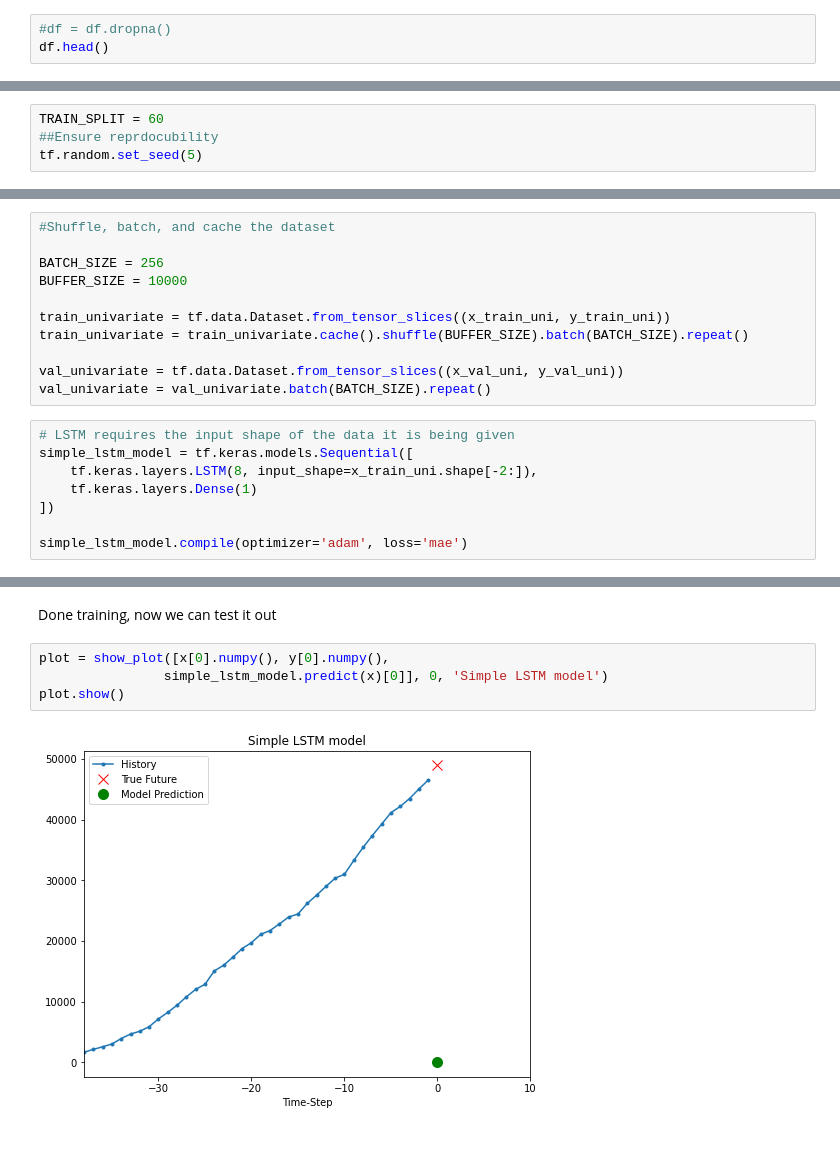
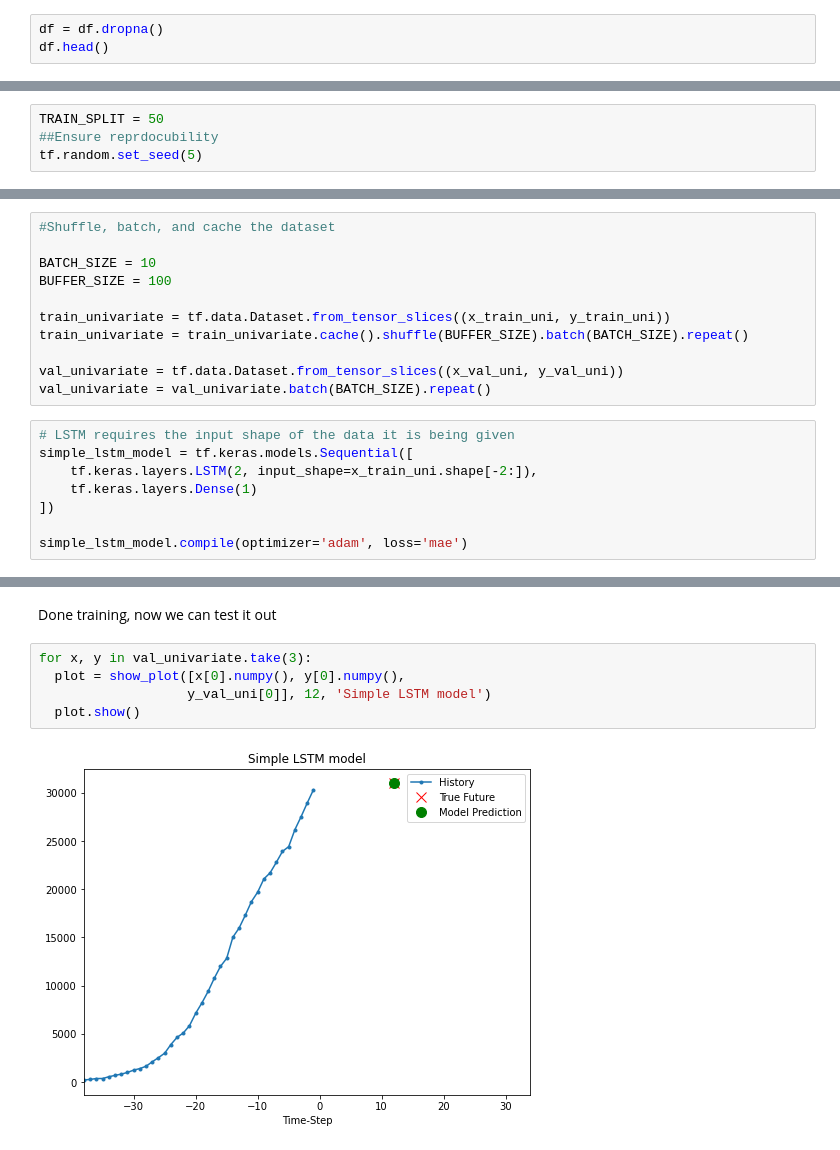
Before and after one commit to johnnyl72/covid-19-machine-learning, a Jupyter notebook: time_series_corona.ipynb, the cells around one changed output, grey strips where cells are left out. Drawn from its saved outputs; the diff is of its cells as text.

```diff
--- a/time_series_corona.ipynb
+++ b/time_series_corona.ipynb
@@ -29,7 +29,7 @@ dtype: int64
 # %% [markdown]
 Delete any null rows/columns and display the top of the csv file
 # %%
-#df = df.dropna()
+df = df.dropna()
 df.head()
 # %% [output]
 |  | Date Time | Total Count Confirmed |
@@ -59,7 +59,7 @@ def univariate_data(dataset, start_index, end_index, history_size, target_size):
 # %% [markdown]
 TRAIN_SPLIT represents the number rows of data that will be used in the training dataset, the other half will be use in the validation dataset
 # %%
-TRAIN_SPLIT = 60
+TRAIN_SPLIT = 50
 ##Ensure reprdocubility
 tf.random.set_seed(5)
 # %% [markdown]
@@ -166,8 +166,8 @@ show_plot([x_train_uni[0], y_train_uni[0], baseline(x_train_uni[0])], 0,
 # %%
 #Shuffle, batch, and cache the dataset
 
-BATCH_SIZE = 256
-BUFFER_SIZE = 10000
+BATCH_SIZE = 10
+BUFFER_SIZE = 100
 
 train_univariate = tf.data.Dataset.from_tensor_slices((x_train_uni, y_train_uni))
 train_univariate = train_univariate.cache().shuffle(BUFFER_SIZE).batch(BATCH_SIZE).repeat()
@@ -177,7 +177,7 @@ val_univariate = val_univariate.batch(BATCH_SIZE).repeat()
 # %%
 # LSTM requires the input shape of the data it is being given
 simple_lstm_model = tf.keras.models.Sequential([
-    tf.keras.layers.LSTM(8, input_shape=x_train_uni.shape[-2:]),
+    tf.keras.layers.LSTM(2, input_shape=x_train_uni.shape[-2:]),
     tf.keras.layers.Dense(1)
 ])
 
@@ -220,8 +220,9 @@ Epoch 30/30
 # %% [markdown]
 Done training, now we can test it out
 # %%
-plot = show_plot([x[0].numpy(), y[0].numpy(),
-                simple_lstm_model.predict(x)[0]], 0, 'Simple LSTM model')
-plot.show()
+for x, y in val_univariate.take(3):
+  plot = show_plot([x[0].numpy(), y[0].numpy(),
+                   y_val_uni[0]], 12, 'Simple LSTM model')
+  plot.show()
 # %% [output]
-[figure, old version]
+[figure, new version]
```
Also changed, not shown: parts of 3 cells of this notebook.
